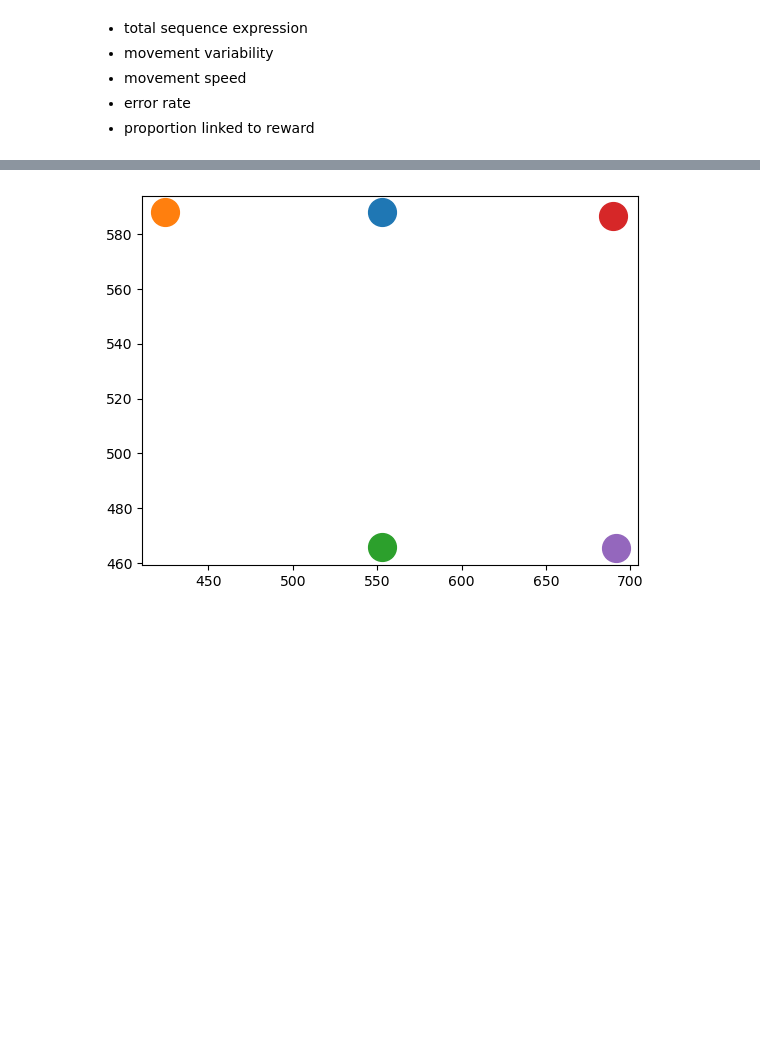
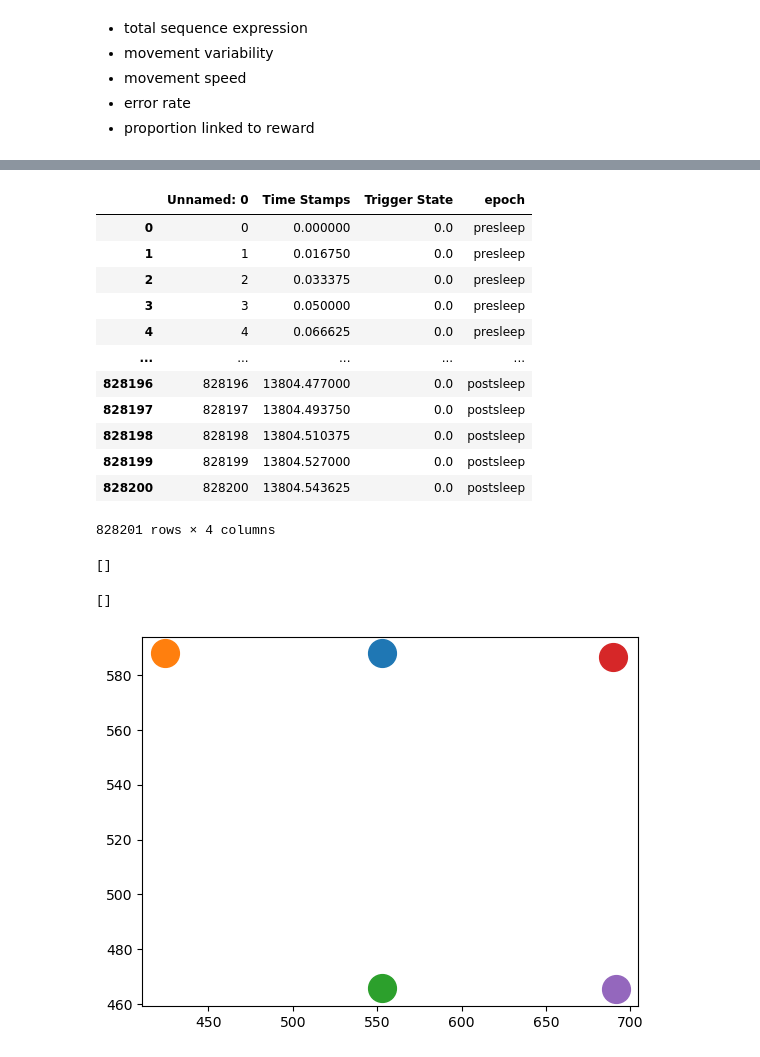
Before and after one commit to EmmettJT/sequences_analyse_PPSeq, a Jupyter notebook: revision_analysis/prioritisation_analysis/behaviour_sleep_link/1_bts_extract_behavioural_features.ipynb, the cells around one changed output, grey strips where cells are left out. Drawn from its saved outputs; the diff is of its cells as text; code cells hidden in the pictures; blank space fills up the shorter version.

```diff
--- a/revision_analysis/prioritisation_analysis/behaviour_sleep_link/1_bts_extract_behavioural_features.ipynb
+++ b/revision_analysis/prioritisation_analysis/behaviour_sleep_link/1_bts_extract_behavioural_features.ipynb
@@ -1041,0 +1078,16 @@ ValueError: max() arg is an empty sequence
+# %%
+camera_timestamps_df
+# %% [output]
+|  | Unnamed: 0 | Time Stamps | Trigger State | epoch |
+| 0 | 0 | 0.000000 | 0.0 | presleep |
+| 1 | 1 | 0.016750 | 0.0 | presleep |
+| 2 | 2 | 0.033375 | 0.0 | presleep |
+| 3 | 3 | 0.050000 | 0.0 | presleep |
+| 4 | 4 | 0.066625 | 0.0 | presleep |
+| ... | ... | ... | ... | ... |
+| 828196 | 828196 | 13804.477000 | 0.0 | postsleep |
+| 828197 | 828197 | 13804.493750 | 0.0 | postsleep |
+| 828198 | 828198 | 13804.510375 | 0.0 | postsleep |
+| 828199 | 828199 | 13804.527000 | 0.0 | postsleep |
+| 828200 | 828200 | 13804.543625 | 0.0 | postsleep |
+828201 rows × 4 columns
@@ -1042,3 +1096,11 @@ ValueError: max() arg is an empty sequence
+# %%
+T1_start_ind
+# %% [output]
+[]
+# %%
+T1_end_ind
+# %% [output]
+[]
 # %%
     if 'epoch' in list(camera_timestamps_df):
         task_mask = camera_timestamps_df.epoch == 'task'
```
Also changed, not shown: parts of 8 cells of this notebook, 1 other file.
